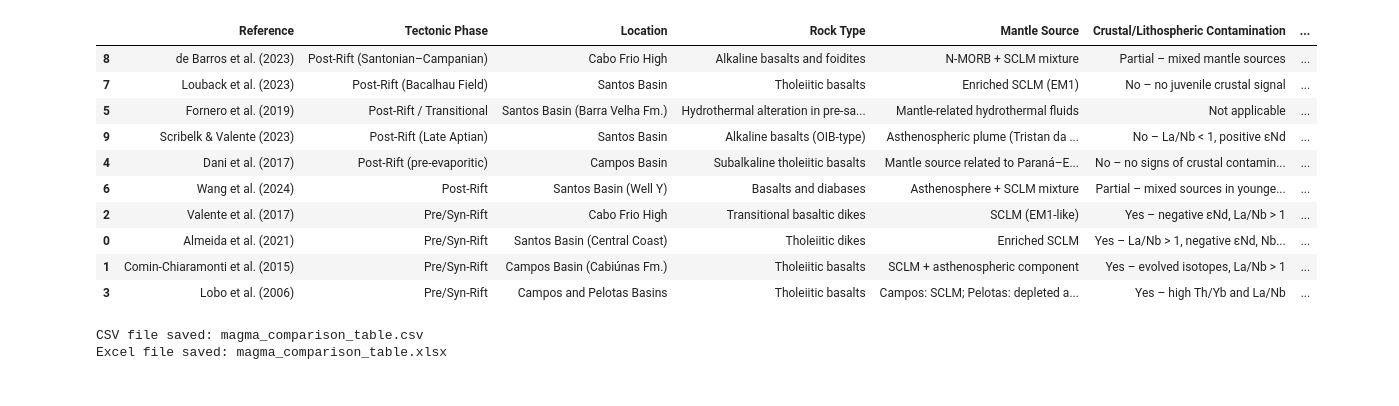
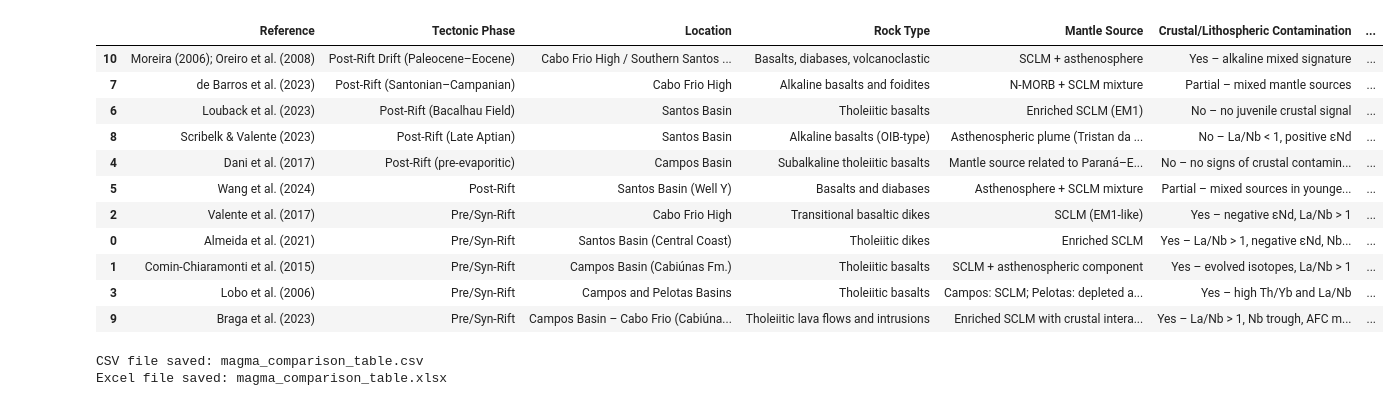
Before and after one commit to lszam/potentials-on, a Jupyter notebook: posdocon_magmatic_table1.ipynb, the cells around one changed output. Drawn from its saved outputs; the diff is of its cells as text; code cells hidden in the pictures.

```diff
--- a/posdocon_magmatic_table1.ipynb
+++ b/posdocon_magmatic_table1.ipynb
@@ -60,17 +60,6 @@ data = [
         "Initial Age (Ma)": 121
     },
     {
-        "Reference": "Fornero et al. (2019)",
-        "Tectonic Phase": "Post-Rift / Transitional",
-        "Location": "Santos Basin (Barra Velha Fm.)",
-        "Rock Type": "Hydrothermal alteration in pre-salt rocks",
-        "Mantle Source": "Mantle-related hydrothermal fluids",
-        "Crustal/Lithospheric Contamination": "Not applicable",
-        "Magmatic Residence": "Post-magmatic hydrothermal circulation",
-        "Age (Ma)": "≈116",
-        "Initial Age (Ma)": 116
-    },
-    {
         "Reference": "Wang et al. (2024)",
         "Tectonic Phase": "Post-Rift",
         "Location": "Santos Basin (Well Y)",
@@ -97,43 +86,67 @@ data = [
         "Tectonic Phase": "Post-Rift (Santonian–Campanian)",
         "Location": "Cabo Frio High",
         "Rock Type": "Alkaline basalts and foidites",
         "Mantle Source": "N-MORB + SCLM mixture",
         "Crustal/Lithospheric Contamination": "Partial – mixed mantle sources",
         "Magmatic Residence": "Evidence of pre-intrusion evolution",
         "Age (Ma)": "≈85–75",
         "Initial Age (Ma)": 85
     },
     {
         "Reference": "Scribelk & Valente (2023)",
         "Tectonic Phase": "Post-Rift (Late Aptian)",
         "Location": "Santos Basin",
         "Rock Type": "Alkaline basalts (OIB-type)",
         "Mantle Source": "Asthenospheric plume (Tristan da Cunha)",
         "Crustal/Lithospheric Contamination": "No – La/Nb < 1, positive εNd",
         "Magmatic Residence": "No – rapid ascent",
         "Age (Ma)": "≈117",
         "Initial Age (Ma)": 117
+    },
+    {
+        "Reference": "Braga et al. (2023)",
+        "Tectonic Phase": "Pre/Syn-Rift",
+        "Location": "Campos Basin – Cabo Frio (Cabiúnas Fm.)",
+        "Rock Type": "Tholeiitic lava flows and intrusions",
+        "Mantle Source": "Enriched SCLM with crustal interaction",
+        "Crustal/Lithospheric Contamination": "Yes – La/Nb > 1, Nb trough, AFC modeling",
+        "Magmatic Residence": "Yes – residence in shallow reservoirs",
+        "Age (Ma)": "≈134–116",
+        "Initial Age (Ma)": 134
+    },
+    {
+        "Reference": "Moreira (2006); Oreiro et al. (2008)",
+        "Tectonic Phase": "Post‑Rift Drift (Paleocene–Eocene)",
+        "Location": "Cabo Frio High / Southern Santos Basin",
+        "Rock Type": "Basalts, diabases, volcanoclastic",
+        "Mantle Source": "SCLM + asthenosphere",
+        "Crustal/Lithospheric Contamination": "Yes – alkaline mixed signature",
+        "Magmatic Residence": "Possible – AFC evolution",
+        "Age (Ma)": "≈50–40",
+        "Initial Age (Ma)": 50
     }
 ]
+
 
 df = pd.DataFrame(data)
 df.sort_values(by='Initial Age (Ma)', inplace=True)
 
 df.to_csv('magmatic-table_2.csv', index=False)
 df.style.set_properties(**{'text-align': 'left'})
 df
 # %% [output]
 |  | Reference | Tectonic Phase | Location | Rock Type | Mantle Source | Crustal/Lithospheric Contamination | ... |
-| 8 | de Barros et al. (2023) | Post-Rift (Santonian–Campanian) | Cabo Frio High | Alkaline basalts and foidites | N-MORB + SCLM mixture | Partial – mixed mantle sources | ... |
-| 7 | Louback et al. (2023) | Post-Rift (Bacalhau Field) | Santos Basin | Tholeiitic basalts | Enriched SCLM (EM1) | No – no juvenile crustal signal | ... |
-| 5 | Fornero et al. (2019) | Post-Rift / Transitional | Santos Basin (Barra Velha Fm.) | Hydrothermal alteration in pre-sa... | Mantle-related hydrothermal fluids | Not applicable | ... |
-| 9 | Scribelk & Valente (2023) | Post-Rift (Late Aptian) | Santos Basin | Alkaline basalts (OIB-type) | Asthenospheric plume (Tristan da ... | No – La/Nb < 1, positive εNd | ... |
+| 10 | Moreira (2006); Oreiro et al. (2008) | Post‑Rift Drift (Paleocene–Eocene) | Cabo Frio High / Southern Santos ... | Basalts, diabases, volcanoclastic | SCLM + asthenosphere | Yes – alkaline mixed signature | ... |
+| 7 | de Barros et al. (2023) | Post-Rift (Santonian–Campanian) | Cabo Frio High | Alkaline basalts and foidites | N-MORB + SCLM mixture | Partial – mixed mantle sources | ... |
+| 6 | Louback et al. (2023) | Post-Rift (Bacalhau Field) | Santos Basin | Tholeiitic basalts | Enriched SCLM (EM1) | No – no juvenile crustal signal | ... |
+| 8 | Scribelk & Valente (2023) | Post-Rift (Late Aptian) | Santos Basin | Alkaline basalts (OIB-type) | Asthenospheric plume (Tristan da ... | No – La/Nb < 1, positive εNd | ... |
 | 4 | Dani et al. (2017) | Post-Rift (pre-evaporitic) | Campos Basin | Subalkaline tholeiitic basalts | Mantle source related to Paraná–E... | No – no signs of crustal contamin... | ... |
-| 6 | Wang et al. (2024) | Post-Rift | Santos Basin (Well Y) | Basalts and diabases | Asthenosphere + SCLM mixture | Partial – mixed sources in younge... | ... |
+| 5 | Wang et al. (2024) | Post-Rift | Santos Basin (Well Y) | Basalts and diabases | Asthenosphere + SCLM mixture | Partial – mixed sources in younge... | ... |
 | 2 | Valente et al. (2017) | Pre/Syn-Rift | Cabo Frio High | Transitional basaltic dikes | SCLM (EM1-like) | Yes – negative εNd, La/Nb > 1 | ... |
 | 0 | Almeida et al. (2021) | Pre/Syn-Rift | Santos Basin (Central Coast) | Tholeiitic dikes | Enriched SCLM | Yes – La/Nb > 1, negative εNd, Nb... | ... |
 | 1 | Comin-Chiaramonti et al. (2015) | Pre/Syn-Rift | Campos Basin (Cabiúnas Fm.) | Tholeiitic basalts | SCLM + asthenospheric component | Yes – evolved isotopes, La/Nb > 1 | ... |
 | 3 | Lobo et al. (2006) | Pre/Syn-Rift | Campos and Pelotas Basins | Tholeiitic basalts | Campos: SCLM; Pelotas: depleted a... | Yes – high Th/Yb and La/Nb | ... |
+| 9 | Braga et al. (2023) | Pre/Syn-Rift | Campos Basin – Cabo Frio (Cabiúna... | Tholeiitic lava flows and intrusions | Enriched SCLM with crustal intera... | Yes – La/Nb > 1, Nb trough, AFC m... | ... |
 # %%
 # CSV
 csv_path = "magma_comparison_table.csv"
```
